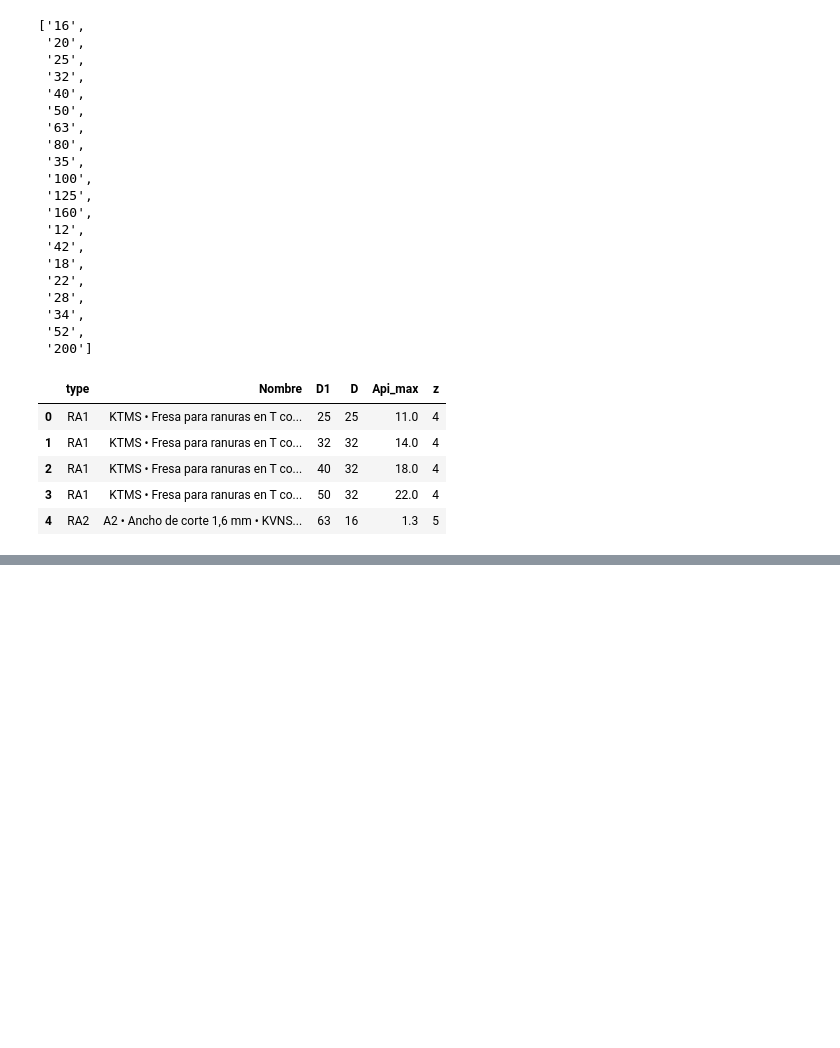
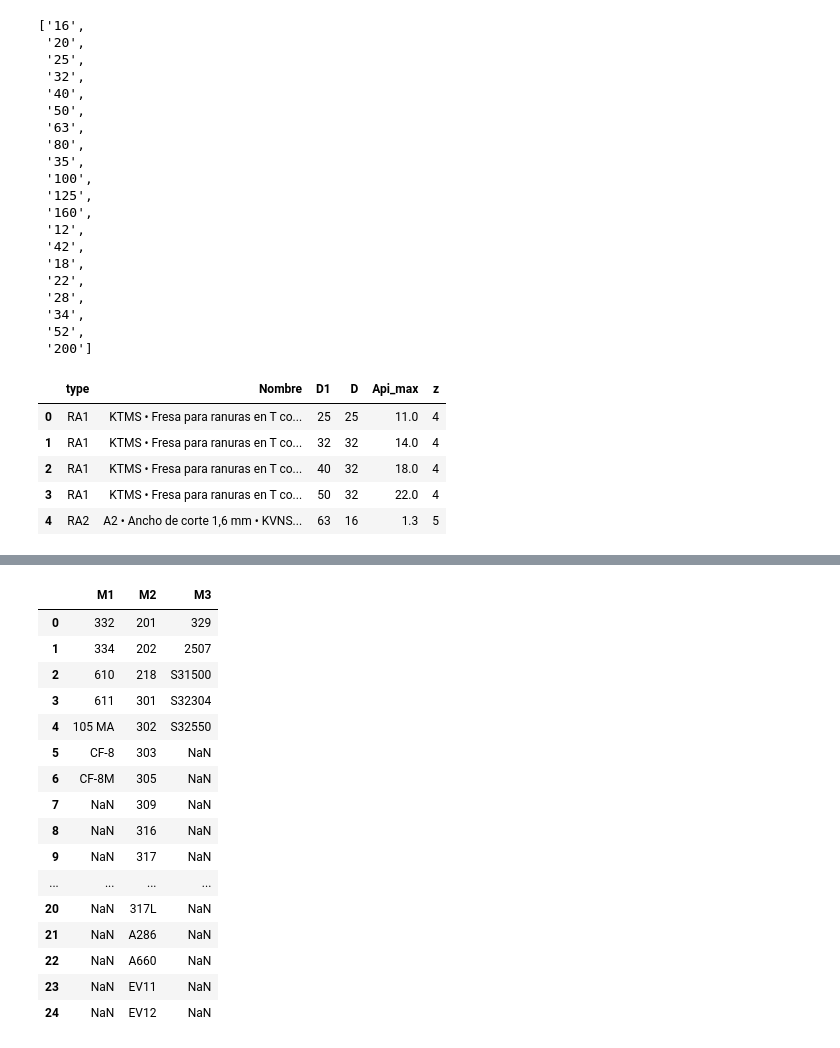
Before and after one commit to DanielSarmiento04/cnc_catalog, a Jupyter notebook: main.ipynb, the cells around one changed output, grey strips where cells are left out. Cells and saved outputs as stored; diff of their text form; code cells hidden in the pictures; blank space fills up the shorter version.

```diff
--- a/main.ipynb
+++ b/main.ipynb
@@ -175,0 +212,36 @@ df.head()
+# %%
+df = pd.read_excel(
+    './FRESADO_1.xlsm',
+    sheet_name='MATERIALES',
+    usecols='l:n',
+    skiprows=7,
+    nrows=25
+)
+
+df.columns = ['M1', 'M2', 'M3']
+
+df.to_csv(
+    './aceros_inoxidables.csv',
+    index=False,
+    encoding='utf-8'
+)
+
+df
+# %% [output]
+|  | M1 | M2 | M3 |
+| 0 | 332 | 201 | 329 |
+| 1 | 334 | 202 | 2507 |
+| 2 | 610 | 218 | S31500 |
+| 3 | 611 | 301 | S32304 |
+| 4 | 105 MA | 302 | S32550 |
+| 5 | CF-8 | 303 | NaN |
+| 6 | CF-8M | 305 | NaN |
+| 7 | NaN | 309 | NaN |
+| 8 | NaN | 316 | NaN |
+| 9 | NaN | 317 | NaN |
+| ... | ... | ... | ... |
+| 20 | NaN | 317L | NaN |
+| 21 | NaN | A286 | NaN |
+| 22 | NaN | A660 | NaN |
+| 23 | NaN | EV11 | NaN |
+| 24 | NaN | EV12 | NaN |
```
Also changed, not shown: parts of 5 cells of this notebook, 10 other files.
